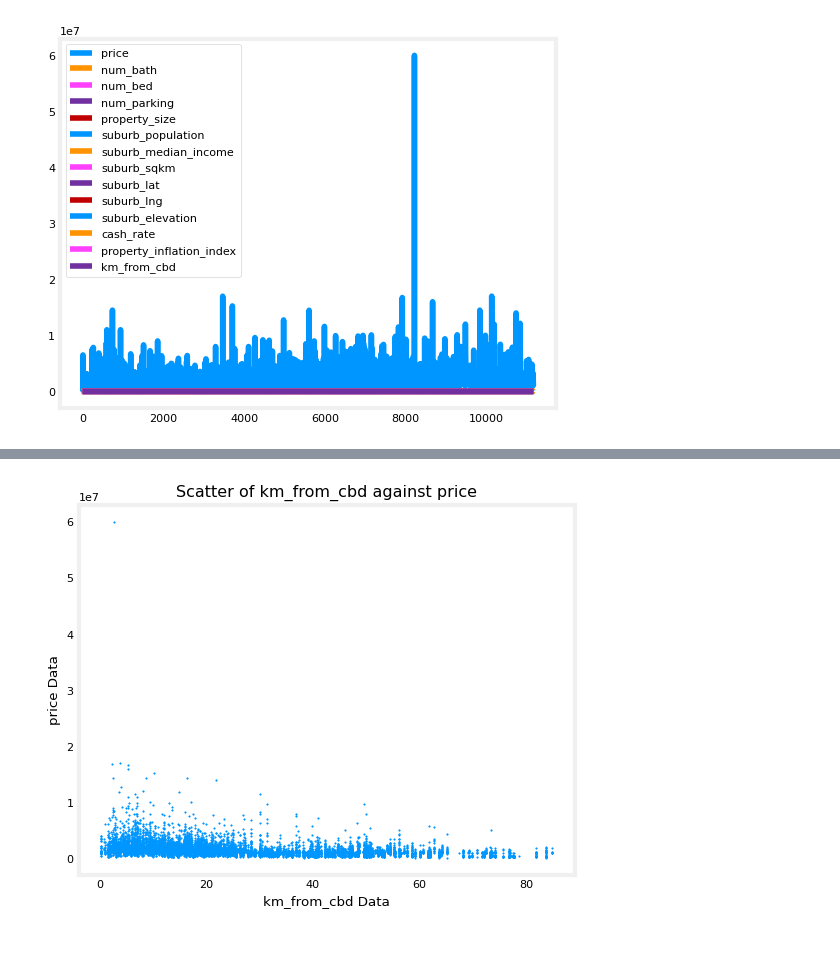
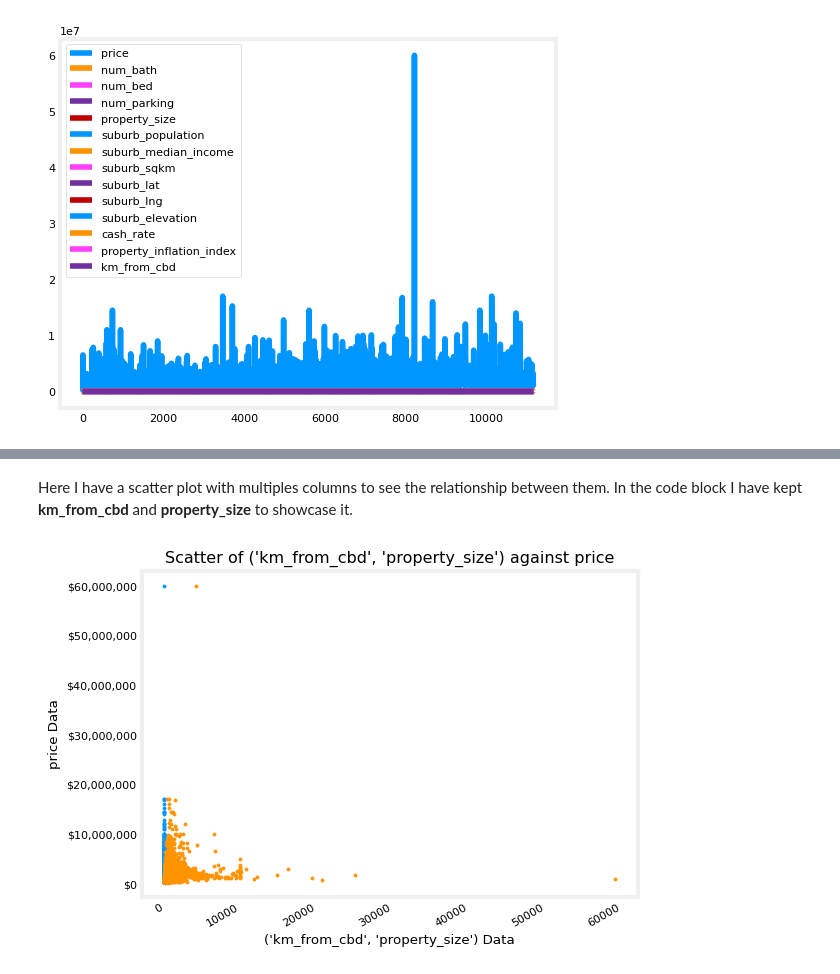
Before and after one commit to TempeHS/2026SE_MLOPSTask_Leo.P, a Jupyter notebook: 2.Model_Development/2.1.Data_Wrangling/2.1.1.data_preview.ipynb, the cells around one changed output, grey strips where cells are left out. Cells and saved outputs as stored; diff of their text form; code cells hidden in the pictures; blank space fills up the shorter version.

Commit message:
feature: completed design and data preview and wrangling, as well as documentation

```diff
--- a/2.Model_Development/2.1.Data_Wrangling/2.1.1.data_preview.ipynb
+++ b/2.Model_Development/2.1.Data_Wrangling/2.1.1.data_preview.ipynb
@@ -123,0 +127,24 @@ plt.show()
+# %%
+# Histograms
+import math
+
+numeric_cols = data_frame.select_dtypes(include=[np.number]).columns.tolist()
+
+n_cols = 3
+n_rows = math.ceil(len(numeric_cols) / n_cols)
+
+fig, axes = plt.subplots(n_rows, n_cols, figsize=(5 * n_cols, 4 * n_rows))
+axes = np.array(axes).reshape(-1)
+
+for ax, col in zip(axes, numeric_cols):
+    ax.hist(data_frame[col], bins=50)
+    ax.set_title(f"Histogram of {col}")
+    ax.set_ylabel("Count")
+    ax.set_xlabel(col)
+    ax.grid(True, linestyle="--", alpha=0.3)
+
+for ax in axes[len(numeric_cols) :]:
+    ax.axis("off")
+
+plt.tight_layout()
+plt.show()
@@ -124,9 +185,21 @@ plt.show()
+# %% [markdown]
+Here I have a scatter plot with multiples columns to see the relationship between them. In the code block I have kept __km_from_cbd__ and __property_size__ to showcase it.
 # %%
-# Scatter plot 2 columns to see the relationship
-plt.scatter(data_frame['km_from_cbd'], data_frame['price'], s=1)
-plt.title(f"Scatter of {data_frame['km_from_cbd'].name} against {data_frame['price'].name}")
+import matplotlib.ticker as mtick
+
+# Scatter plot multiples columns to see the relationship
+x_plot = ["km_from_cbd", "property_size"]
+for col in x_plot:
+    plt.scatter(data_frame[col], data_frame["price"], s=5)
+
+plt.title(f"Scatter of {*x_plot,} against {data_frame['price'].name}")
 plt.ylabel(f"{data_frame['price'].name} Data")
-plt.xlabel(f"{data_frame['km_from_cbd'].name} Data")
+plt.xlabel(f"{*x_plot,} Data")
+
+# Format y-axis to show actual price values
+plt.gca().yaxis.set_major_formatter(mtick.StrMethodFormatter("${x:,.0f}"))
+plt.gcf().autofmt_xdate()  # rotate labels if needed
+
 plt.show()
 # %% [output]
-[figure, old version]
+[figure, new version]
```
Also changed, not shown: parts of 21 cells of this notebook, 4 other files.
